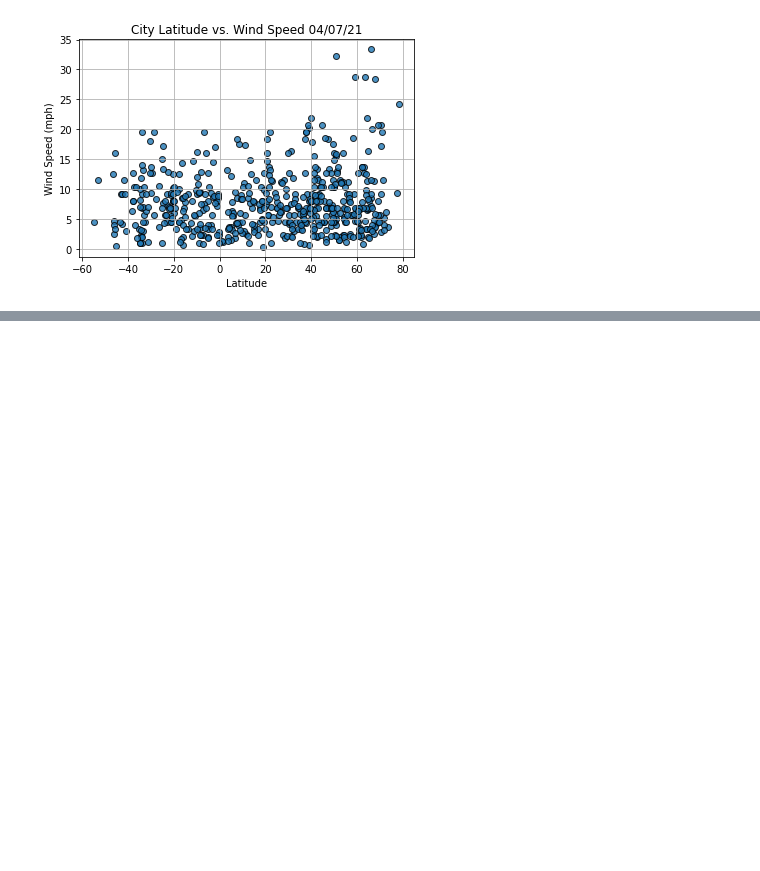
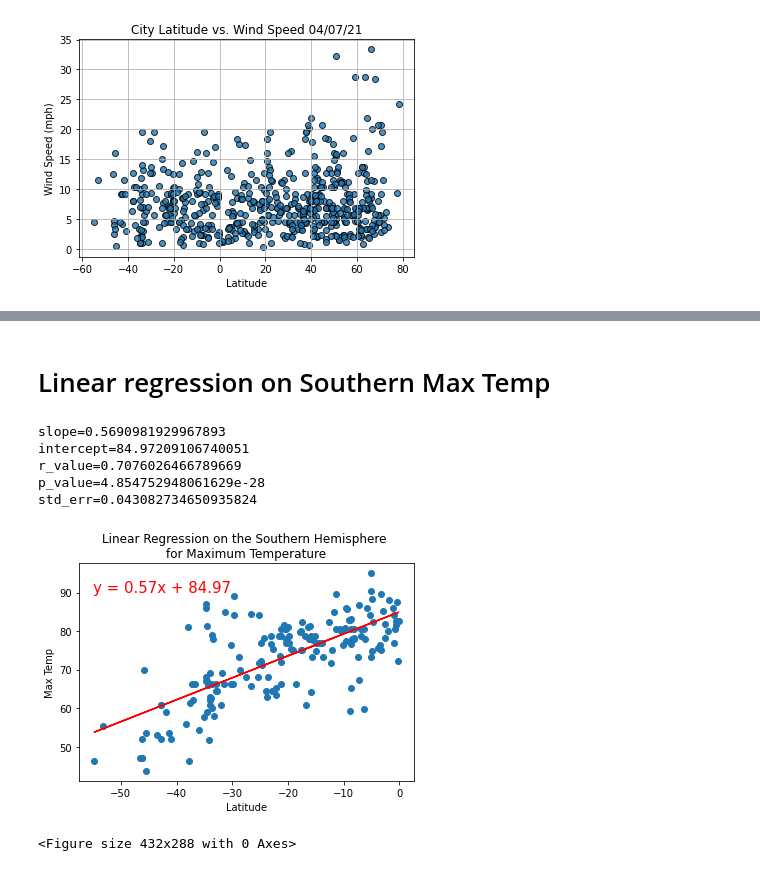
Before and after one commit to jilek/World_Weather_Analysis, a Jupyter notebook: WeatherPy.ipynb, the cells around one changed output, grey strips where cells are left out. Drawn from its saved outputs; the diff is of its cells as text; code cells hidden in the pictures; blank space fills up the shorter version.

```diff
--- a/WeatherPy.ipynb
+++ b/WeatherPy.ipynb
@@ -272,0 +340,21 @@ plt.show()
+# %% [markdown]
+# Linear regression on Southern Max Temp
+# %%
+# Linear regression on the Southern Hemisphere
+x_values = southern_hemi_df["Lat"]
+y_values = southern_hemi_df["Max Temp"]
+# Call the function.
+plot_linear_regression(x_values,
+                       y_values,
+                       'Linear Regression on the Southern Hemisphere \nfor Maximum Temperature',
+                       'Max Temp',
+                       (-55,90))
+plt.savefig("weather_data/temp_vs_lat_south.png")
+# %% [output]
+slope=0.5690981929967893
+intercept=84.97209106740051
+r_value=0.7076026466789669
+p_value=4.854752948061629e-28
+std_err=0.043082734650935824
+[figure, added]
+<Figure size 432x288 with 0 Axes>
```
Also changed, not shown: parts of 20 cells of this notebook, 10 other files.
